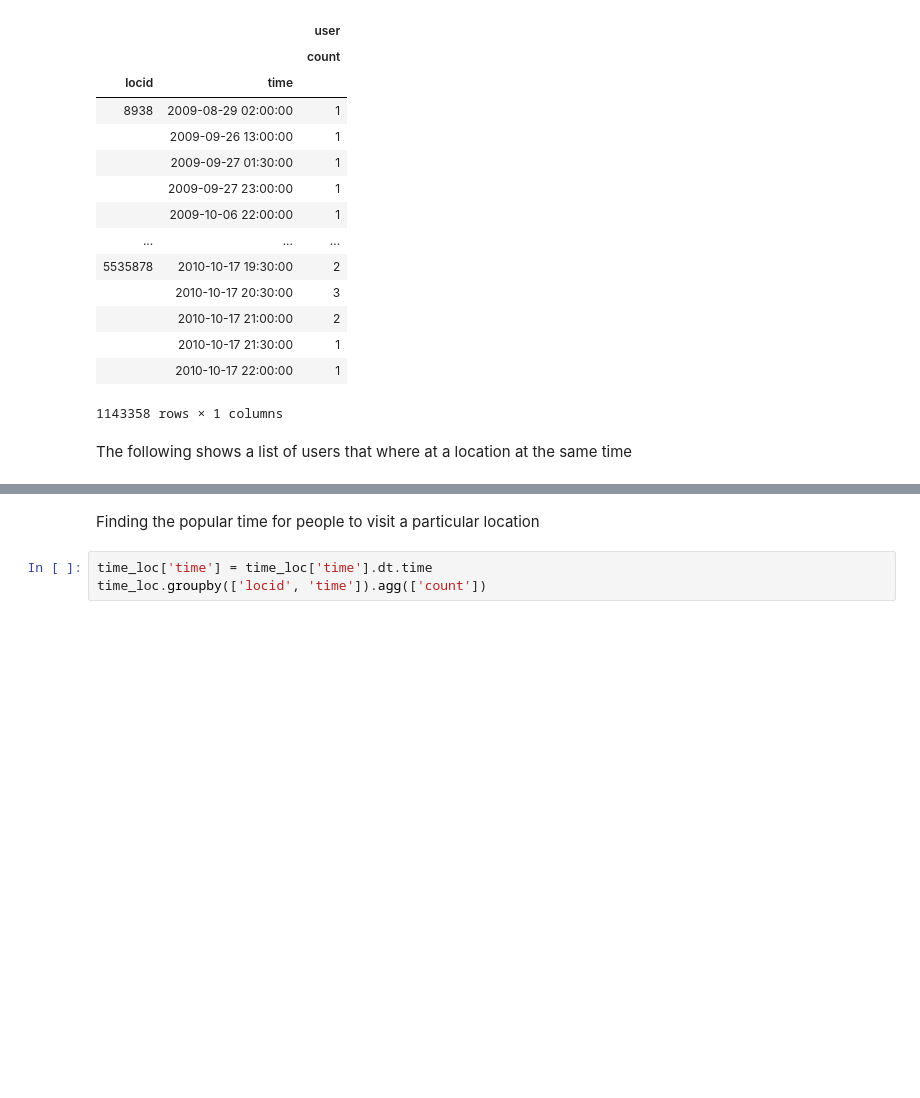
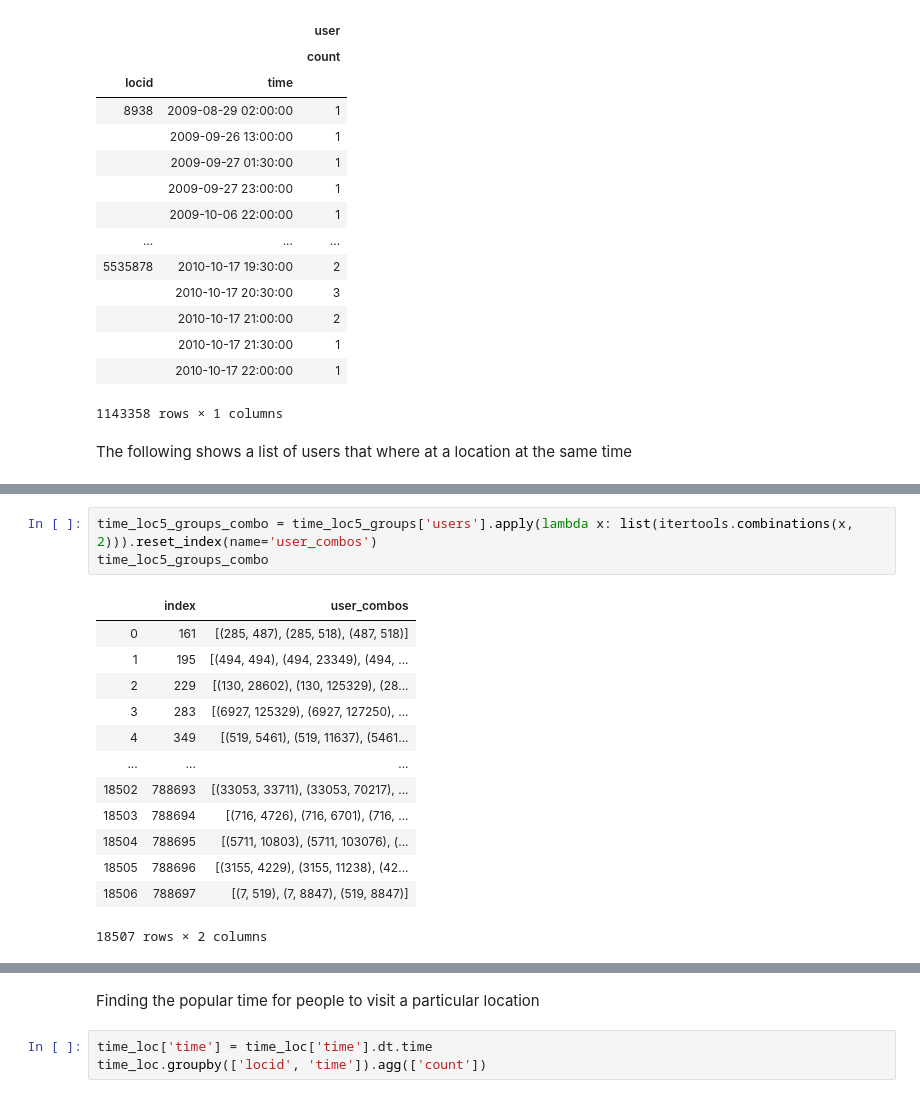
Before and after one commit to BetoBob/csc_481, a Jupyter notebook: project/CSC481_Project.ipynb, the cells around one changed output, grey strips where cells are left out. Drawn from its saved outputs; the diff is of its cells as text; blank space fills up the shorter version.

```diff
--- a/project/CSC481_Project.ipynb
+++ b/project/CSC481_Project.ipynb
@@ -677,0 +722,17 @@ time_loc5.groupby(['locid', 'time'])['user'].apply(list).reset_index(name='users
+# %%
+time_loc5_groups_combo = time_loc5_groups['users'].apply(lambda x: list(itertools.combinations(x, 2))).reset_index(name='user_combos')
+time_loc5_groups_combo
+# %% [output]
+|  | index | user_combos |
+| 0 | 161 | [(285, 487), (285, 518), (487, 518)] |
+| 1 | 195 | [(494, 494), (494, 23349), (494, ... |
+| 2 | 229 | [(130, 28602), (130, 125329), (28... |
+| 3 | 283 | [(6927, 125329), (6927, 127250), ... |
+| 4 | 349 | [(519, 5461), (519, 11637), (5461... |
+| ... | ... | ... |
+| 18502 | 788693 | [(33053, 33711), (33053, 70217), ... |
+| 18503 | 788694 | [(716, 4726), (716, 6701), (716, ... |
+| 18504 | 788695 | [(5711, 10803), (5711, 103076), (... |
+| 18505 | 788696 | [(3155, 4229), (3155, 11238), (42... |
+| 18506 | 788697 | [(7, 519), (7, 8847), (519, 8847)] |
+18507 rows × 2 columns
```
Also changed, not shown: parts of 6 cells of this notebook.
